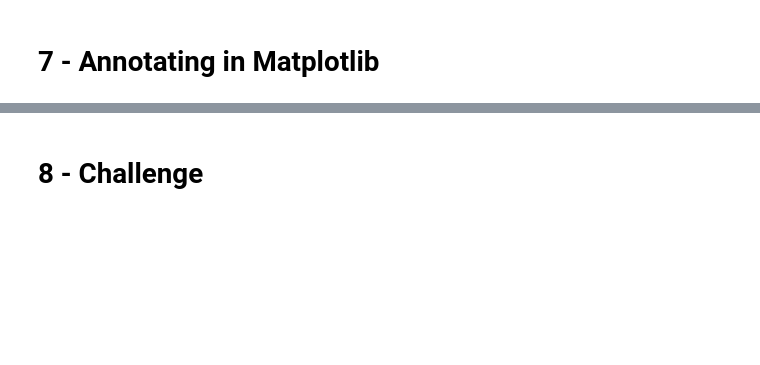
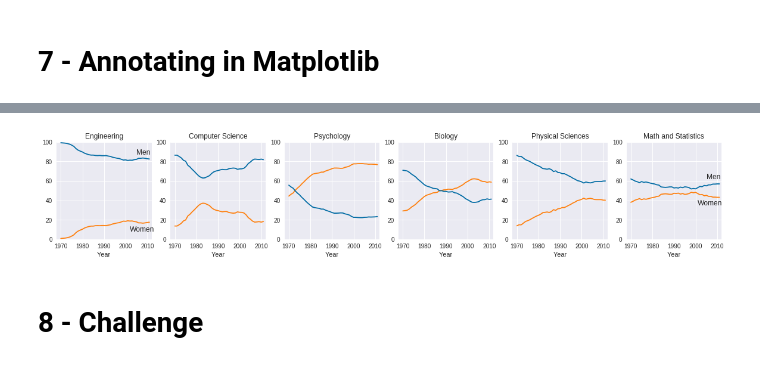
Before and after one commit to carvalheirafc/imd0033_2018_2, a Jupyter notebook: aula16/Lesson_16_Exploratory_Data_Visualization_II_Color,_Layout,_And_Annotations.ipynb, the cells around one changed output, grey strips where cells are left out. Cells and saved outputs as stored; diff of their text form; code cells hidden in the pictures; blank space fills up the shorter version.

```diff
--- a/aula16/Lesson_16_Exploratory_Data_Visualization_II_Color,_Layout,_And_Annotations.ipynb
+++ b/aula16/Lesson_16_Exploratory_Data_Visualization_II_Color,_Layout,_And_Annotations.ipynb
@@ -202,3 +250,31 @@ ax.text(1970, 0, "starting point")
+# %%
+women_color_blind = (0/255,107/255,164/255)
+men_color_blind = (255/255, 128/255, 14/255)
+
+fig, axes = plt.subplots(nrows=1, ncols=6, figsize=(20,3))
+
+areas_women = ['Engineering',
+               'Computer Science',
+               'Psychology',
+               'Biology',
+               'Physical Sciences',
+               'Math and Statistics']
+areas_men = ['men_'+i for i in areas_women]
+
+for i in range(0,6):
+    ax=data.plot(kind='line',x='Year',y=[areas_women[i],areas_men[i]],
+                   title=areas_women[i],
+                   color=[men_color_blind,women_color_blind], legend=False,
+                   ax=axes[i])
+    if (i == 0): ax.text(2005, 87, "Men"), ax.text(2002, 8, "Women")
+    if (i == 5): ax.text(2005, 62, "Men"), ax.text(2001, 35, "Women")
+    for key, spine in ax.spines.items():
+        spine.set_visible(False)
+    ax.set_xlim(1968,2012)
+    ax.set_ylim(0,100)
+    ax.tick_params(bottom="off", top="off", left="off", right="off")
+# %% [output]
+[figure, added]
 # %% [markdown]
 # 8 -  Challenge
 # %% [markdown]
```
Also changed, not shown: parts of 6 cells of this notebook.
